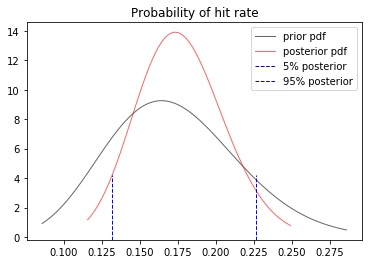
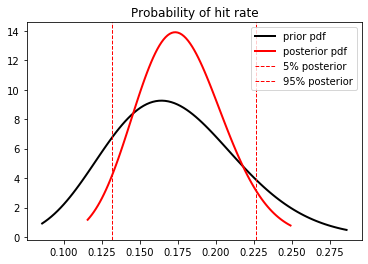
The notebook cell's code change between the first figure and the second:
--- before
+++ after
@@ -2,12 +2,12 @@
 
 ax1.plot(x, beta.pdf(x, a, b),
-         'k-', lw=1, alpha=0.6, label='prior pdf')
+         'k-', lw=2, alpha=1, label='prior pdf')
 
 x_post = np.linspace(beta.ppf(0.01, a_post, b_post),
                 beta.ppf(0.99, a_post, b_post), 100)
 ax1.plot(x_post, beta.pdf(x_post, a_post, b_post),
-         'r-', lw=1, alpha=0.6, label='posterior pdf')
-ax1.axvline(0.13198161, ymax=0.3, color='blue', linestyle='dashed', lw=1, label='5% posterior')
-ax1.axvline(0.22650857, ymax=0.3, color='blue', linestyle='dashed', lw=1, label='95% posterior')
+         'r-', lw=2, alpha=1, label='posterior pdf')
+ax1.axvline(0.13198161, ymax=1, color='red', linestyle='dashed', lw=1, label='5% posterior')
+ax1.axvline(0.22650857, ymax=1, color='red', linestyle='dashed', lw=1, label='95% posterior')
 
 ax1.legend()

Commit: added courses